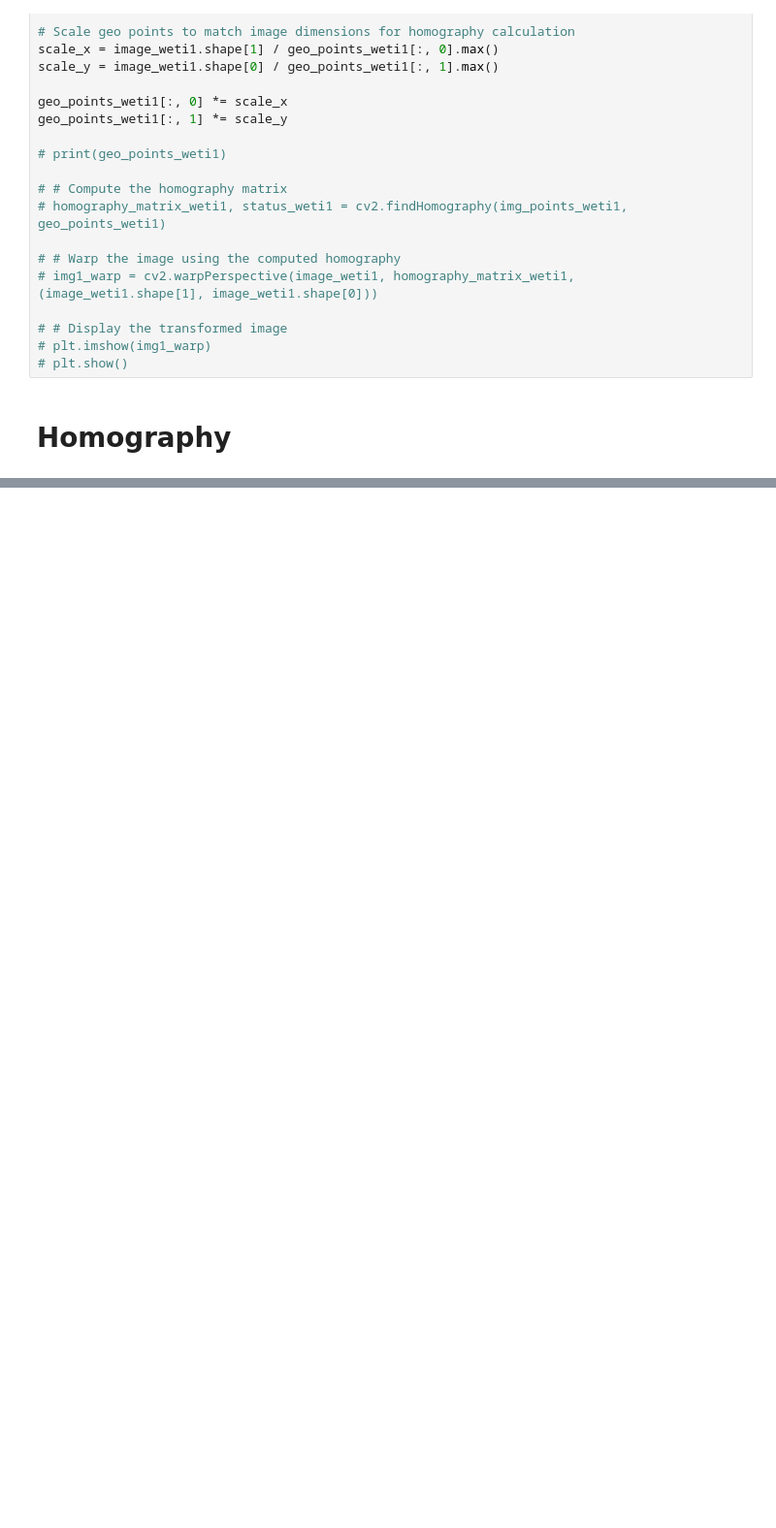
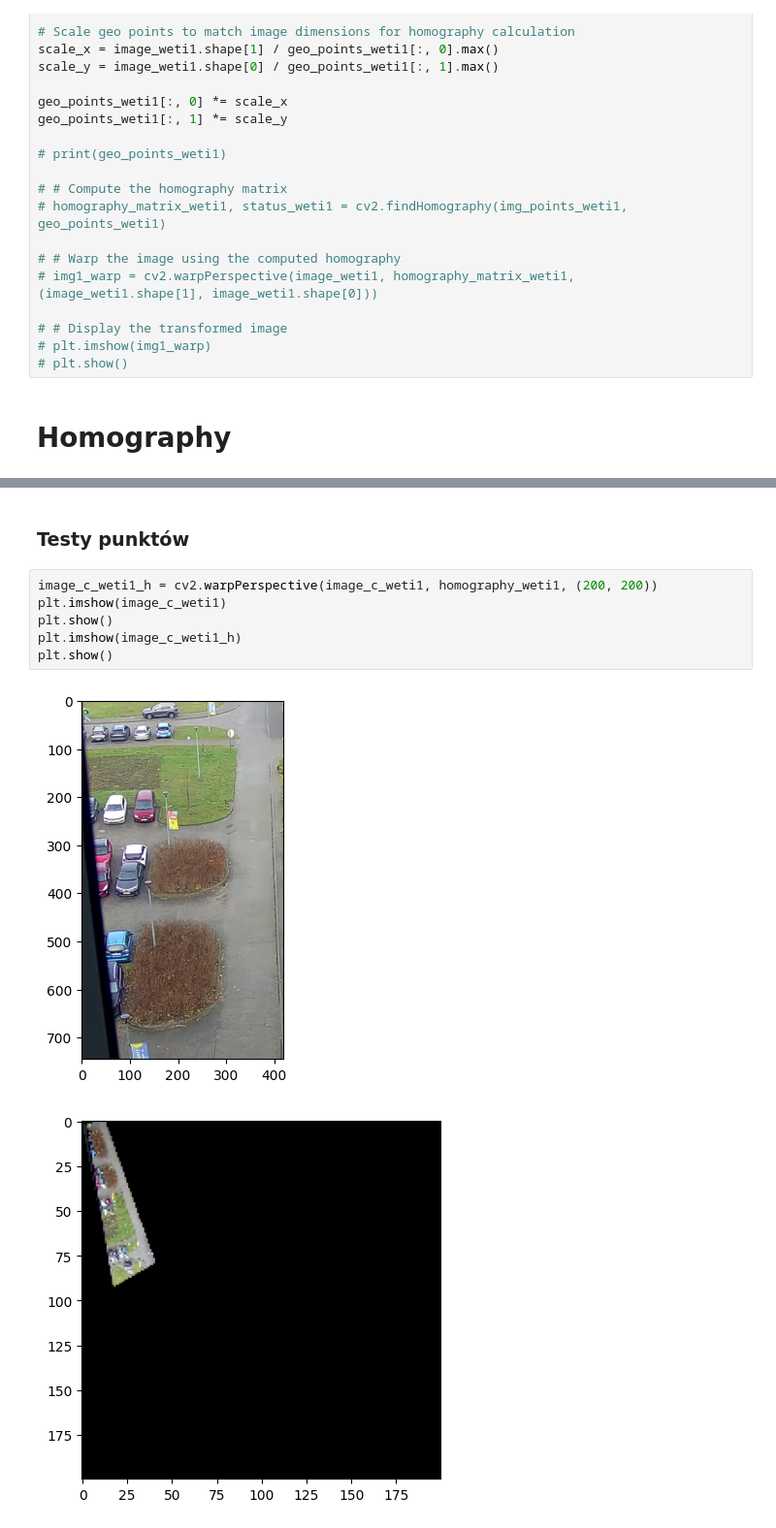
Before and after one commit to Trawirr/ParkingApp, a Jupyter notebook: image_processing/top_down_projection.ipynb, the cells around one changed output, grey strips where cells are left out. Shown at 97% size. Saved outputs shown, nothing was run; the diff lists cells and outputs as text; blank space fills up the shorter version.

```diff
--- a/image_processing/top_down_projection.ipynb
+++ b/image_processing/top_down_projection.ipynb
@@ -208,0 +232,11 @@ plt.show()
+# %% [markdown]
+### Testy punktów
+# %%
+image_c_weti1_h = cv2.warpPerspective(image_c_weti1, homography_weti1, (200, 200))
+plt.imshow(image_c_weti1)
+plt.show()
+plt.imshow(image_c_weti1_h)
+plt.show()
+# %% [output]
+[figure, added]
+[figure, added]
```
Also changed, not shown: parts of 35 cells of this notebook.
